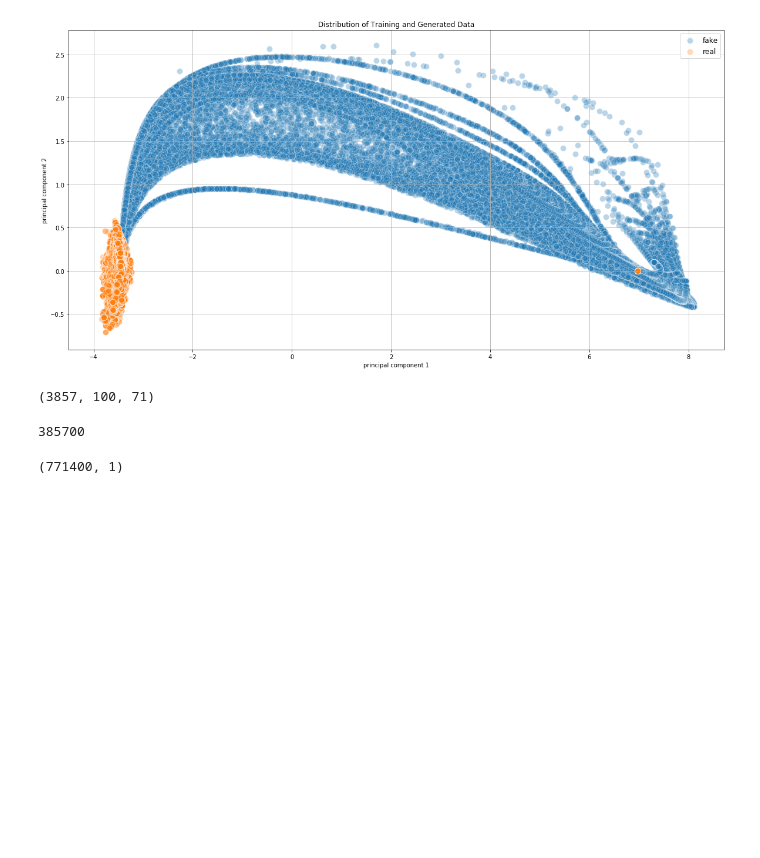
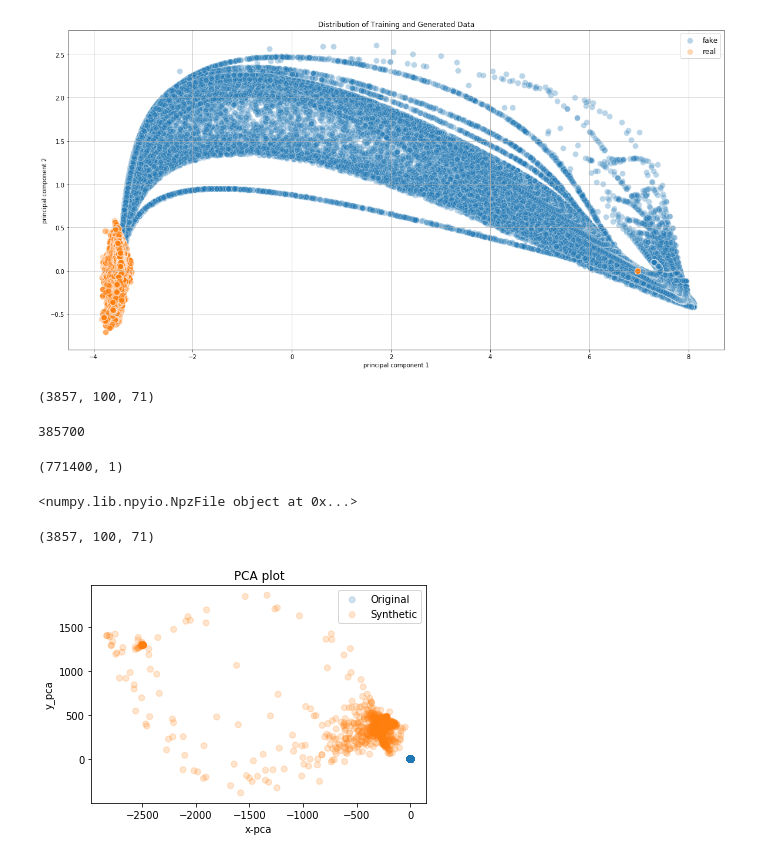
Before and after one commit to mcps5601/TimeGAN-tensorflow2, a Jupyter notebook: data_visualization.ipynb, the cells around one changed output. Drawn from its saved outputs; the diff is of its cells as text; code cells hidden in the pictures; blank space fills up the shorter version.

```diff
--- a/data_visualization.ipynb
+++ b/data_visualization.ipynb
@@ -101,3 +101,17 @@ ori_data.shape[0]*ori_data.shape[1]
 idx.shape
 # %% [output]
 (771400, 1)
+# %%
+data = np.load('/data/workspace/TimeGAN-tensorflow2/submission/NeurIPS-2020-Hide-and-Seek-Privacy-Challenge/starting_kit/output/hider/data.npz')
+# %%
+print(data)
+# %% [output]
+<numpy.lib.npyio.NpzFile object at 0x...>
+# %%
+data['generated_data'].shape
+# %% [output]
+(3857, 100, 71)
+# %%
+visualization(ori_data, data['generated_data'], 'pca')
+# %% [output]
+[figure, added]
```
Also changed, not shown: 3 other files.
